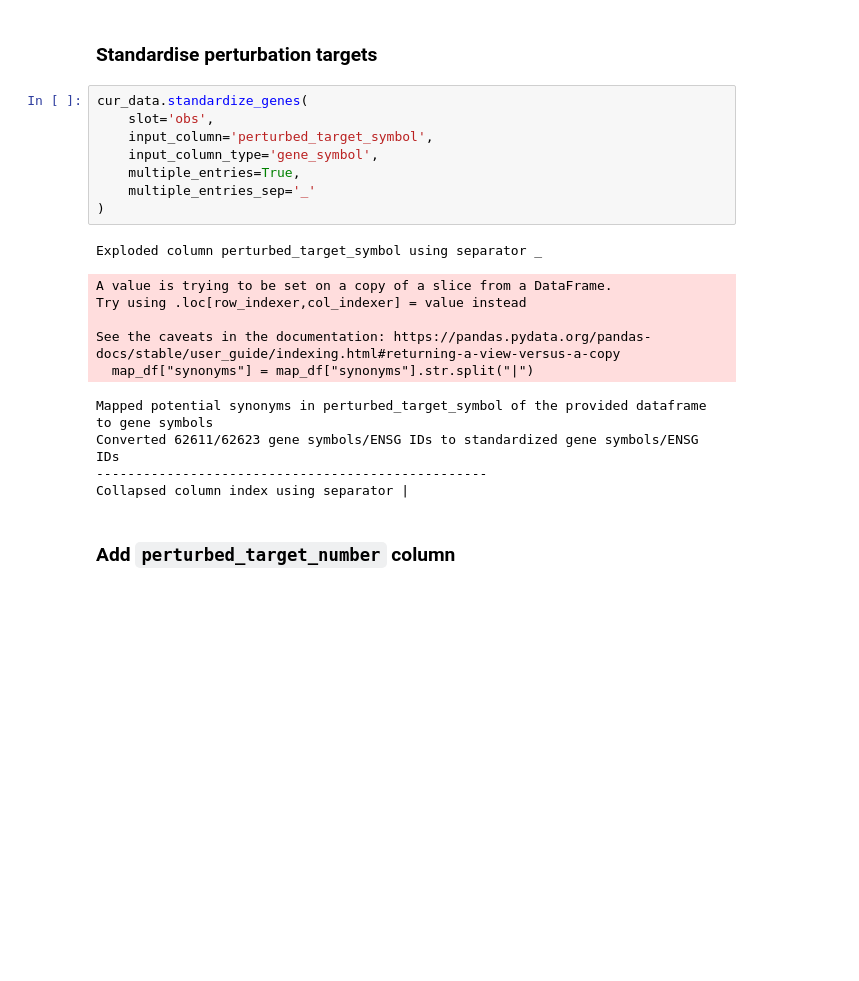
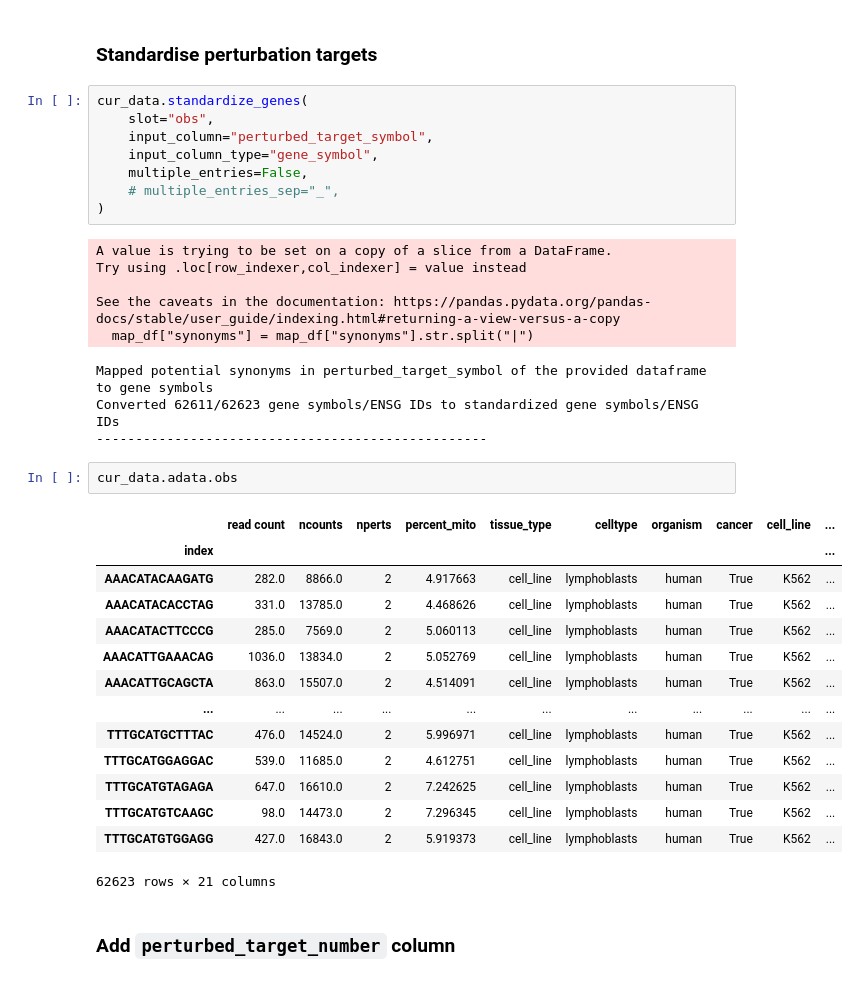
Before and after one commit to EMBL-EBI-ABC/PerturbationCatalogue, a Jupyter notebook: data_exploration/Perturbseq/curation_notebooks/adamson_2016_upr_perturb_seq.ipynb, the cells around one changed output. Cells and saved outputs as stored; diff of their text form; blank space fills up the shorter version.

```diff
--- a/data_exploration/Perturbseq/curation_notebooks/adamson_2016_upr_perturb_seq.ipynb
+++ b/data_exploration/Perturbseq/curation_notebooks/adamson_2016_upr_perturb_seq.ipynb
@@ -208,23 +307,38 @@ Unique values in adata.obs.perturbed_target_symbol: 91
 ### Standardise perturbation targets
 # %%
 cur_data.standardize_genes(
-    slot='obs',
-    input_column='perturbed_target_symbol',
-    input_column_type='gene_symbol',
-    multiple_entries=True,
-    multiple_entries_sep='_'
+    slot="obs",
+    input_column="perturbed_target_symbol",
+    input_column_type="gene_symbol",
+    multiple_entries=False,
+    # multiple_entries_sep="_",
 )
 # %% [output]
-Exploded column perturbed_target_symbol using separator _
+A value is trying to be set on a copy of a slice from a DataFrame.
+Try using .loc[row_indexer,col_indexer] = value instead
+
+See the caveats in the documentation: https://pandas.pydata.org/pandas-docs/stable/user_guide/indexing.html#returning-a-view-versus-a-copy
+  map_df["synonyms"] = map_df["synonyms"].str.split("|")
-A value is trying to be set on a copy of a slice from a DataFrame.
-Try using .loc[row_indexer,col_indexer] = value instead
-
-See the caveats in the documentation: https://pandas.pydata.org/pandas-docs/stable/user_guide/indexing.html#returning-a-view-versus-a-copy
-  map_df["synonyms"] = map_df["synonyms"].str.split("|")
+Mapped potential synonyms in perturbed_target_symbol of the provided dataframe to gene symbols
+Converted 62611/62623 gene symbols/ENSG IDs to standardized gene symbols/ENSG IDs
+--------------------------------------------------
-Mapped potential synonyms in perturbed_target_symbol of the provided dataframe to gene symbols
-Converted 62611/62623 gene symbols/ENSG IDs to standardized gene symbols/ENSG IDs
---------------------------------------------------
-Collapsed column index using separator |
+# %%
+cur_data.adata.obs
+# %% [output]
+|  | read count | ncounts | nperts | percent_mito | tissue_type | celltype | organism | cancer | cell_line | ... |
+| index |  |  |  |  |  |  |  |  |  | ... |
+| AAACATACAAGATG | 282.0 | 8866.0 | 2 | 4.917663 | cell_line | lymphoblasts | human | True | K562 | ... |
+| AAACATACACCTAG | 331.0 | 13785.0 | 2 | 4.468626 | cell_line | lymphoblasts | human | True | K562 | ... |
+| AAACATACTTCCCG | 285.0 | 7569.0 | 2 | 5.060113 | cell_line | lymphoblasts | human | True | K562 | ... |
+| AAACATTGAAACAG | 1036.0 | 13834.0 | 2 | 5.052769 | cell_line | lymphoblasts | human | True | K562 | ... |
+| AAACATTGCAGCTA | 863.0 | 15507.0 | 2 | 4.514091 | cell_line | lymphoblasts | human | True | K562 | ... |
+| ... | ... | ... | ... | ... | ... | ... | ... | ... | ... | ... |
+| TTTGCATGCTTTAC | 476.0 | 14524.0 | 2 | 5.996971 | cell_line | lymphoblasts | human | True | K562 | ... |
+| TTTGCATGGAGGAC | 539.0 | 11685.0 | 2 | 4.612751 | cell_line | lymphoblasts | human | True | K562 | ... |
+| TTTGCATGTAGAGA | 647.0 | 16610.0 | 2 | 7.242625 | cell_line | lymphoblasts | human | True | K562 | ... |
+| TTTGCATGTCAAGC | 98.0 | 14473.0 | 2 | 7.296345 | cell_line | lymphoblasts | human | True | K562 | ... |
+| TTTGCATGTGGAGG | 427.0 | 16843.0 | 2 | 5.919373 | cell_line | lymphoblasts | human | True | K562 | ... |
+62623 rows × 21 columns
 # %% [markdown]
 ### Add `perturbed_target_number` column
 # %%
```
Also changed, not shown: parts of 36 cells of this notebook, 3 other files.
